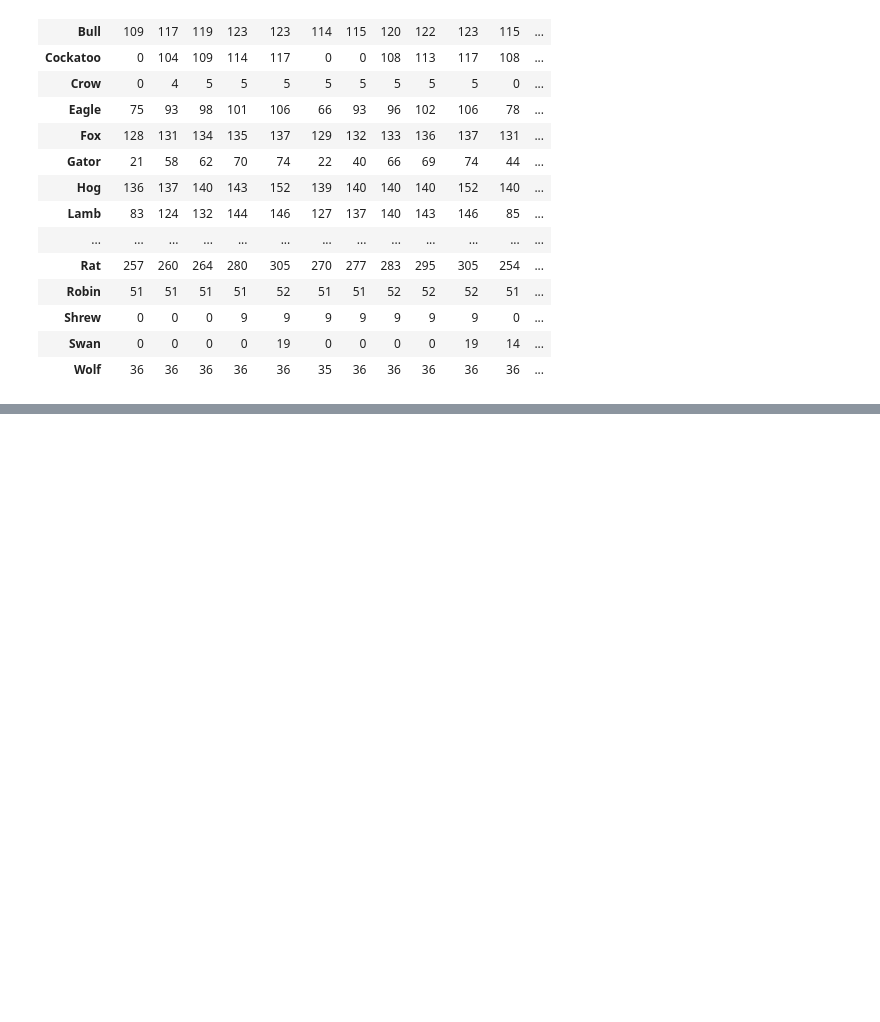
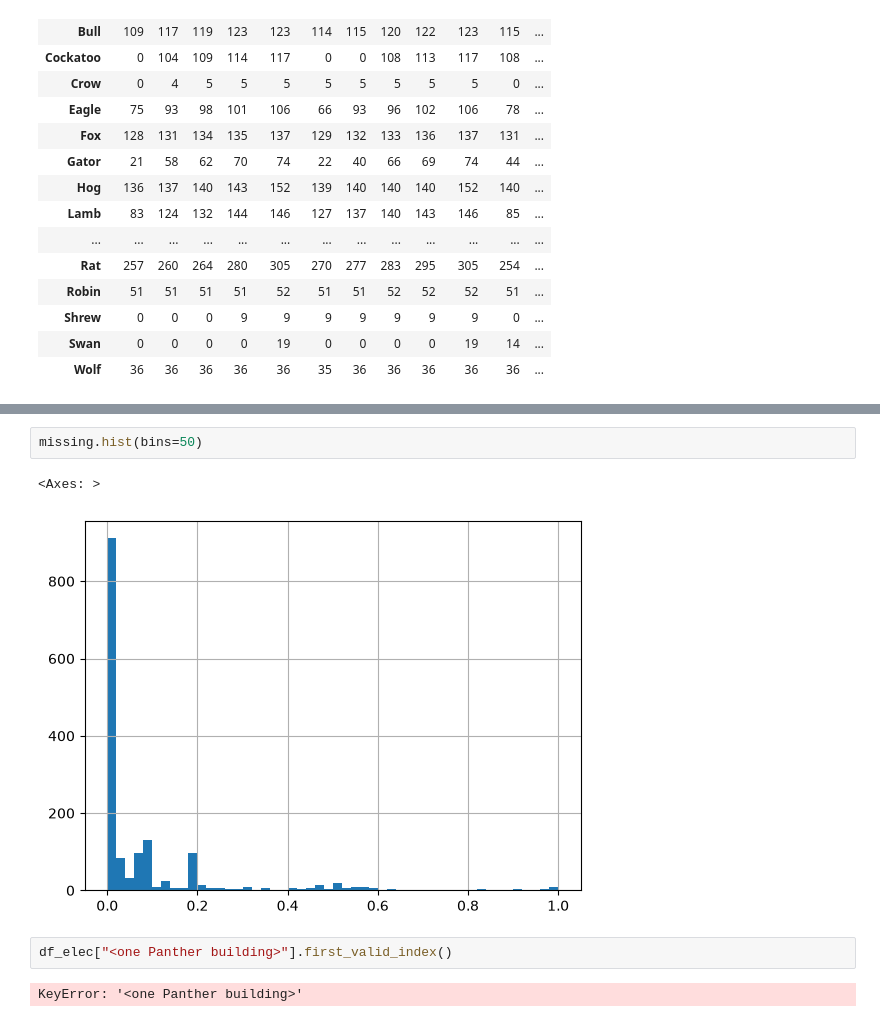
Before and after one commit to sevilkhojasteh/building-energy-trust, a Jupyter notebook: notebooks/01_explore.ipynb, the cells around one changed output, grey strips where cells are left out. Cells and saved outputs as stored; diff of their text form; blank space fills up the shorter version.

```diff
--- a/notebooks/01_explore.ipynb
+++ b/notebooks/01_explore.ipynb
@@ -264,0 +265,9 @@ table
+# %%
+missing.hist(bins=50)
+# %% [output]
+<Axes: >
+[figure, added]
+# %%
+df_elec["<one Panther building>"].first_valid_index()
+# %% [output]
+KeyError: '<one Panther building>'
```
Also changed, not shown: parts of 1 cell of this notebook.
